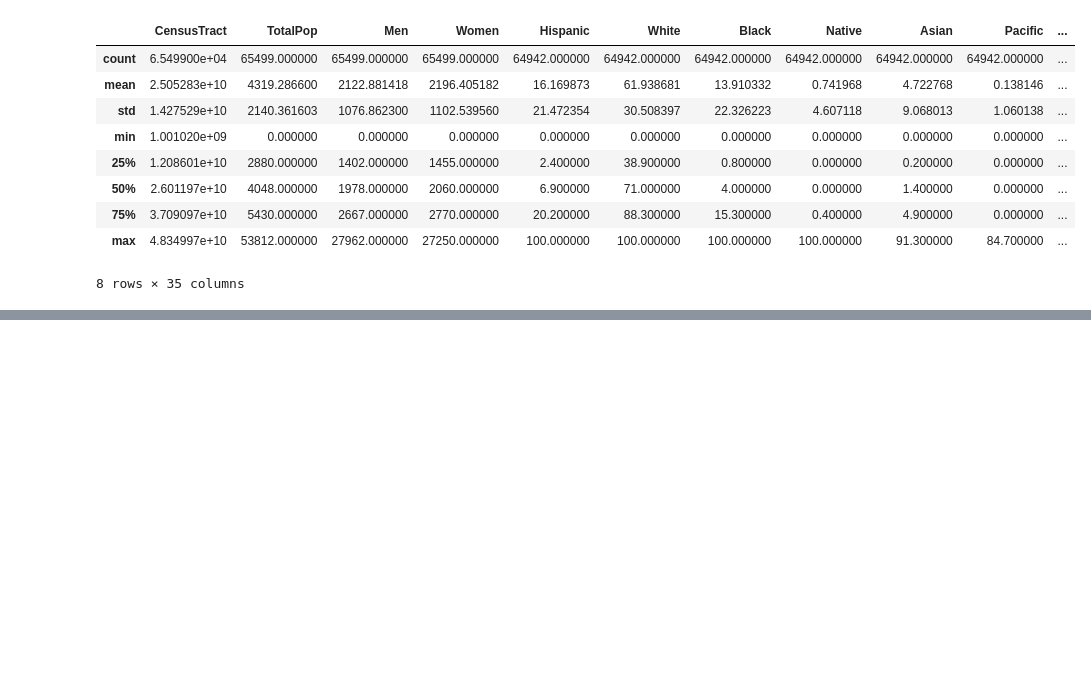
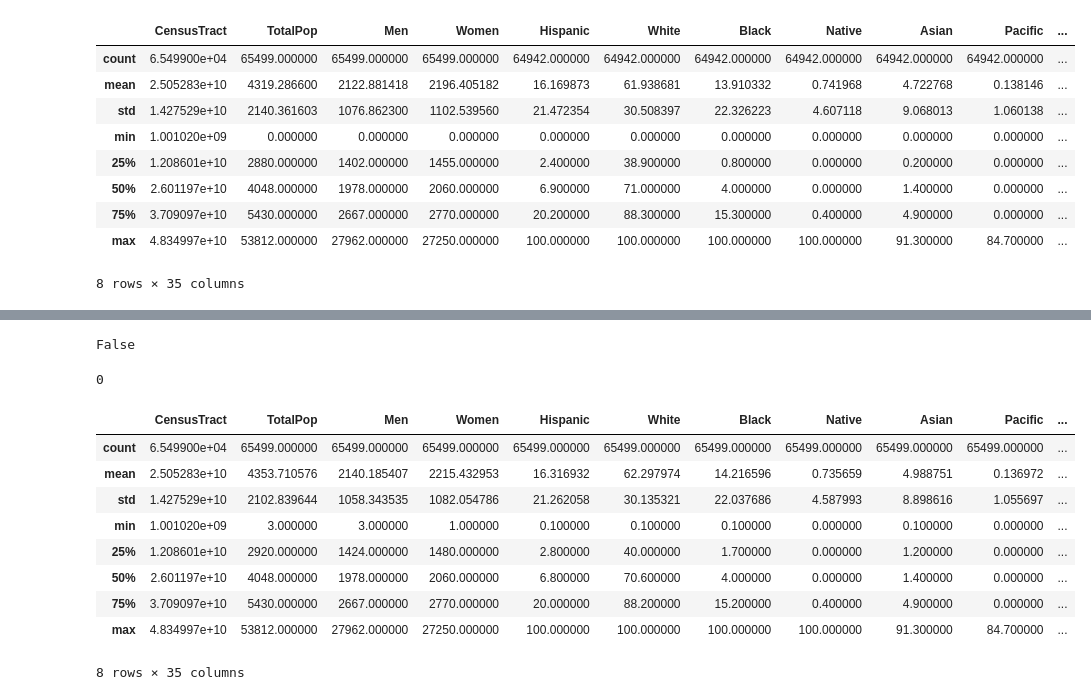
Before and after one commit to Cristinamulas/Final_Project, a Jupyter notebook: Multiple linear regresion.ipynb, the cells around one changed output, grey strips where cells are left out. Saved outputs shown, nothing was run; the diff lists cells and outputs as text; code cells hidden in the pictures; blank space fills up the shorter version.

```diff
--- a/Multiple linear regresion.ipynb
+++ b/Multiple linear regresion.ipynb
@@ -129,12 +100,11 @@ def remove_outliers(df, cols):
 # %%
-list_of_columns_df_census = ['CensusTract', 'State', 'County', 'TotalPop', 'Men', 'Women',
+list_df_census_all = [ 'CensusTract', 'State', 'County', 'TotalPop', 'Men', 'Women',
        'Hispanic', 'White', 'Black', 'Native', 'Asian', 'Pacific', 'Citizen',
        'Income', 'IncomeErr', 'IncomePerCap', 'IncomePerCapErr', 'Poverty',
        'ChildPoverty', 'Professional', 'Service', 'Office', 'Construction',
        'Production', 'Drive', 'Carpool', 'Transit', 'Walk', 'OtherTransp',
        'WorkAtHome', 'MeanCommute', 'Employed', 'PrivateWork', 'PublicWork',
        'SelfEmployed', 'FamilyWork', 'Unemployment']
-remove_outliers(df_census , list_of_columns_df_census)
 # %%
 df_census.describe()
 # %% [output]
@@ -155,2 +120,0 @@ df_census.Hispanic.isnull().sum()
-# %%
-df_census['Hispanic'] = df_census['Hispanic'].replace(np.nan , 0.0)
@@ -160,0 +132,35 @@ df_census.Hispanic.isnull().sum()
+# %%
+def replace_null_w_median(list_columns, df):
+    df_copy = df.copy()
+    for col in list_columns:
+            df_copy[col] = pd.to_numeric(df_copy[col], errors='coerce')
+
+            df_copy[col] = df_copy[col].replace(np.nan , 0.0)
+            df_copy[col] = df_copy[col].replace(0.0 , df_copy[col].median())
+
+    return df_copy
+# %%
+df_census_clean = replace_null_w_median(list_df_census_all , df_census)
+# %%
+# cheking for null values
+df_census_clean.isnull().values.any()
+# %% [output]
+False
+# %%
+# cjecking for duplicates values
+df_census_clean.duplicated(subset='CensusTract', keep='first').sum()
+# %% [output]
+0
+# %%
+df_census_clean.describe()
+# %% [output]
+|  | CensusTract | TotalPop | Men | Women | Hispanic | White | Black | Native | Asian | Pacific | ... |
+| count | 6.549900e+04 | 65499.000000 | 65499.000000 | 65499.000000 | 65499.000000 | 65499.000000 | 65499.000000 | 65499.000000 | 65499.000000 | 65499.000000 | ... |
+| mean | 2.505283e+10 | 4353.710576 | 2140.185407 | 2215.432953 | 16.316932 | 62.297974 | 14.216596 | 0.735659 | 4.988751 | 0.136972 | ... |
+| std | 1.427529e+10 | 2102.839644 | 1058.343535 | 1082.054786 | 21.262058 | 30.135321 | 22.037686 | 4.587993 | 8.898616 | 1.055697 | ... |
+| min | 1.001020e+09 | 3.000000 | 3.000000 | 1.000000 | 0.100000 | 0.100000 | 0.100000 | 0.000000 | 0.100000 | 0.000000 | ... |
+| 25% | 1.208601e+10 | 2920.000000 | 1424.000000 | 1480.000000 | 2.800000 | 40.000000 | 1.700000 | 0.000000 | 1.200000 | 0.000000 | ... |
+| 50% | 2.601197e+10 | 4048.000000 | 1978.000000 | 2060.000000 | 6.800000 | 70.600000 | 4.000000 | 0.000000 | 1.400000 | 0.000000 | ... |
+| 75% | 3.709097e+10 | 5430.000000 | 2667.000000 | 2770.000000 | 20.000000 | 88.200000 | 15.200000 | 0.400000 | 4.900000 | 0.000000 | ... |
+| max | 4.834997e+10 | 53812.000000 | 27962.000000 | 27250.000000 | 100.000000 | 100.000000 | 100.000000 | 100.000000 | 91.300000 | 84.700000 | ... |
+8 rows × 35 columns
```
Also changed, not shown: parts of 20 cells of this notebook, 1 other file.
